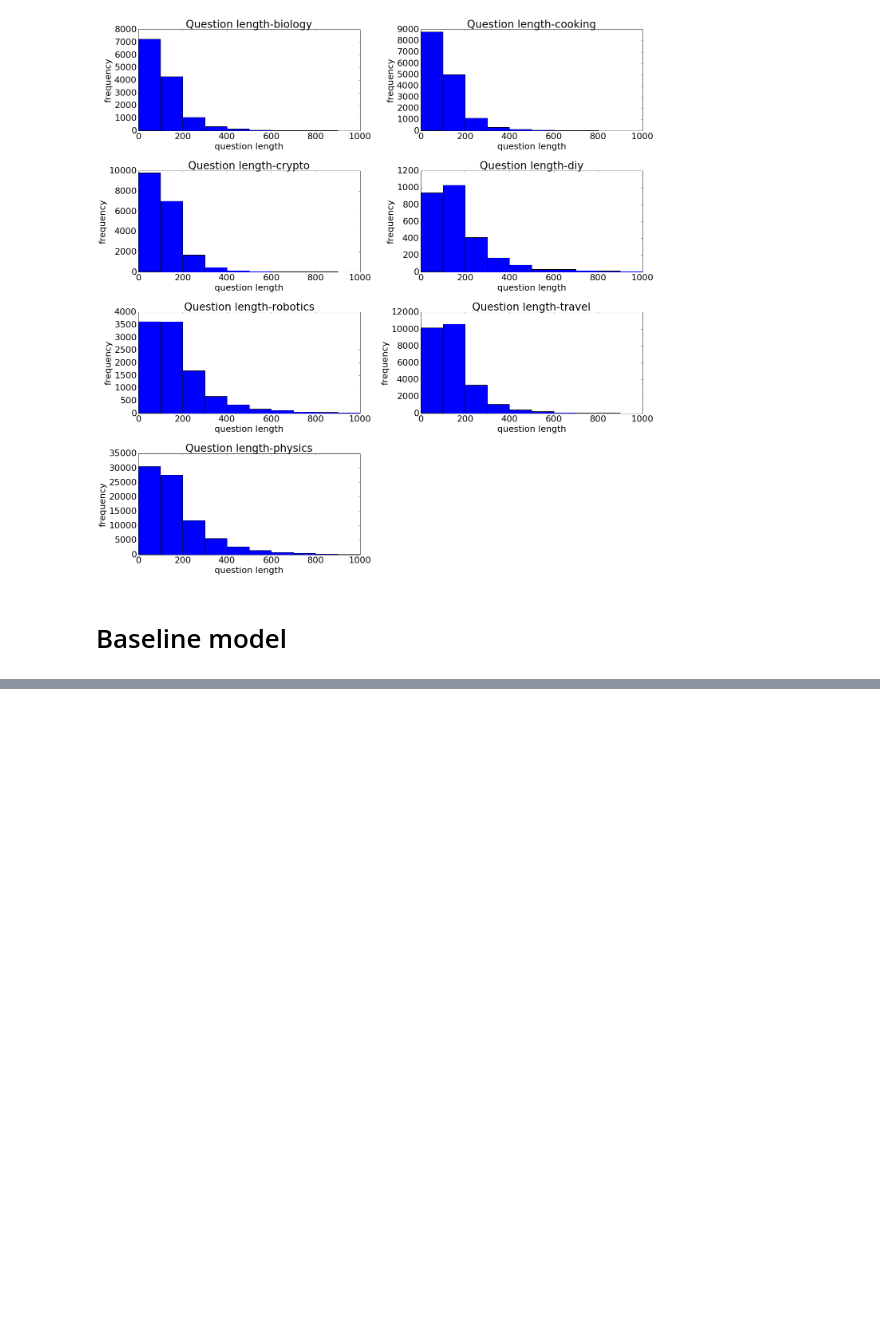
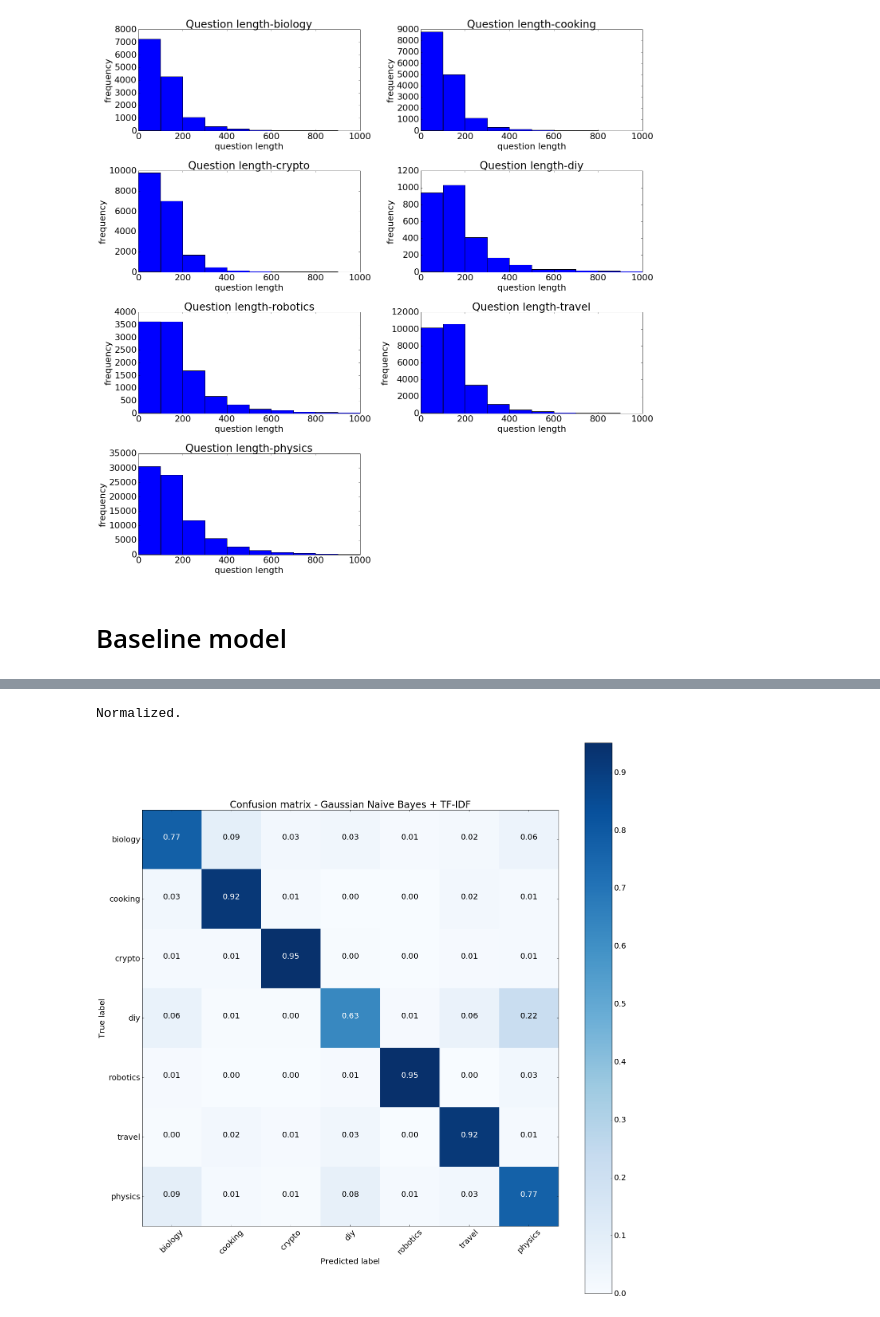
Before and after one commit to Jaspereclipse/kaggle-transfer-learning-on-stack-exchange-tags, a Jupyter notebook: experiments/02-reduced_problem.ipynb, the cells around one changed output, grey strips where cells are left out. Saved outputs shown, nothing was run; the diff lists cells and outputs as text; code cells hidden in the pictures; blank space fills up the shorter version.

```diff
--- a/experiments/02-reduced_problem.ipynb
+++ b/experiments/02-reduced_problem.ipynb
@@ -103,0 +111,17 @@ data[:5]
+# %%
+# train test split
+def random_idx(length, test_size=0.25, random_state=1024): # reproducible
+    state = np.random.RandomState(random_state)
+    return state.rand(length) < 1 - test_size
+msk = random_idx(len(df_subset.index))
+# %%
+train_data = doc_term_mat[msk, :]
+test_data = doc_term_mat[~msk, :]
+train_labels = np.array(list(df_subset[msk]['qid'].apply(lambda x: int(x.split('-')[0]))))
+test_labels = np.array(list(df_subset[~msk]['qid'].apply(lambda x: int(x.split('-')[0]))))
+# %%
+# train baseline model
+st = time()
+gnb = GaussianNB()
+gnb.fit(train_data.toarray(), train_labels)
+print("Time elapsed: %.2fs"%(time()-st))
@@ -103,0 +130,2 @@ data[:5]
+# %%
+y_pred = gnb.predict(test_data.toarray())
@@ -103,0 +152,11 @@ data[:5]
+# %%
+# visualize confusion matrix
+topics = train_topics + ['physics']
+cnf_mat = confusion_matrix(test_labels, y_pred)
+matplotlib.rcParams.update({'font.size': 20})
+plt.figure(figsize=(20, 20))
+plot_confusion_matrix(cnf_mat, classes=topics, normalize=True, title='Confusion matrix - Gaussian Naive Bayes + TF-IDF')
+plt.show()
+# %% [output]
+Normalized.
+[figure, added]
```
Also changed, not shown: parts of 6 cells of this notebook, 3 other files.
